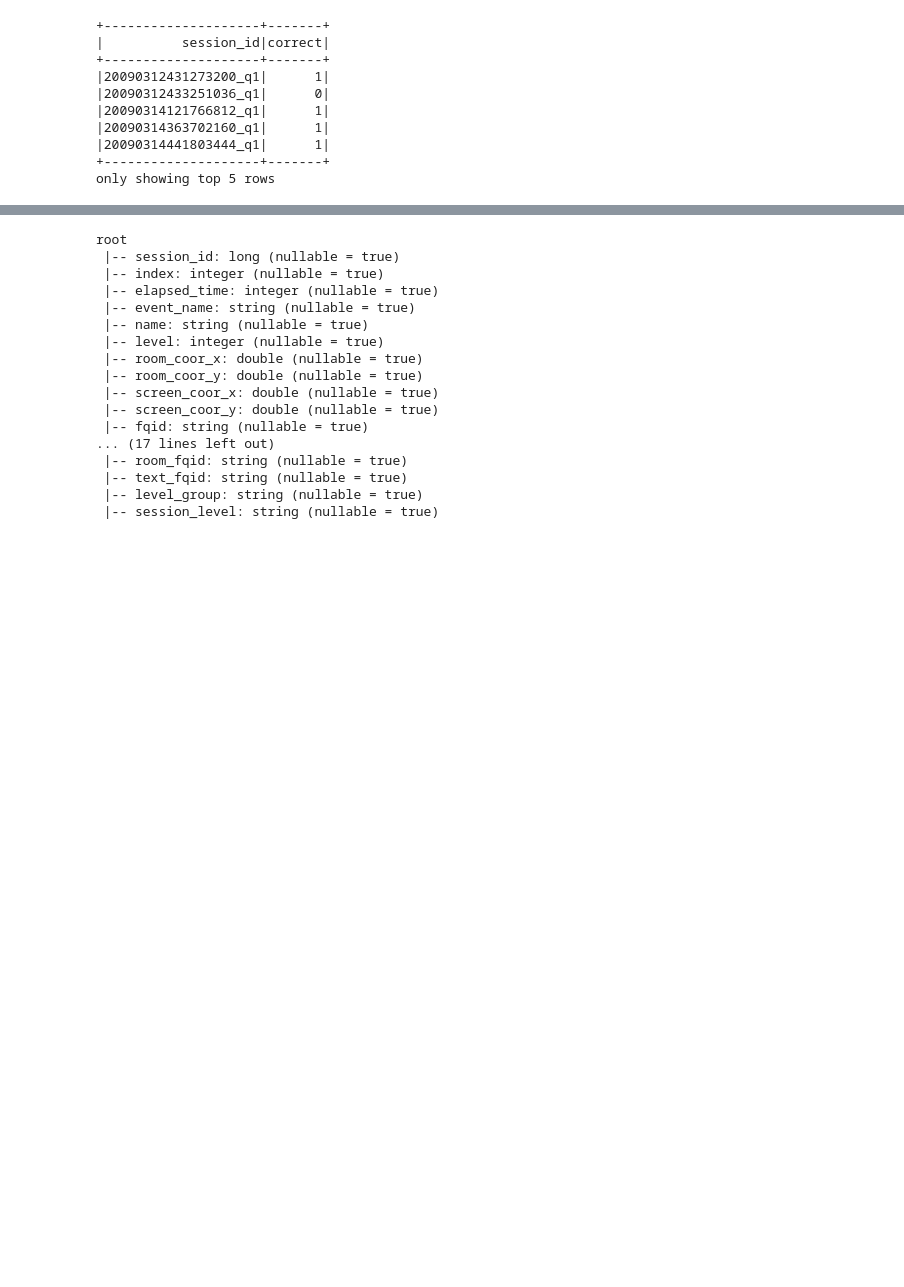
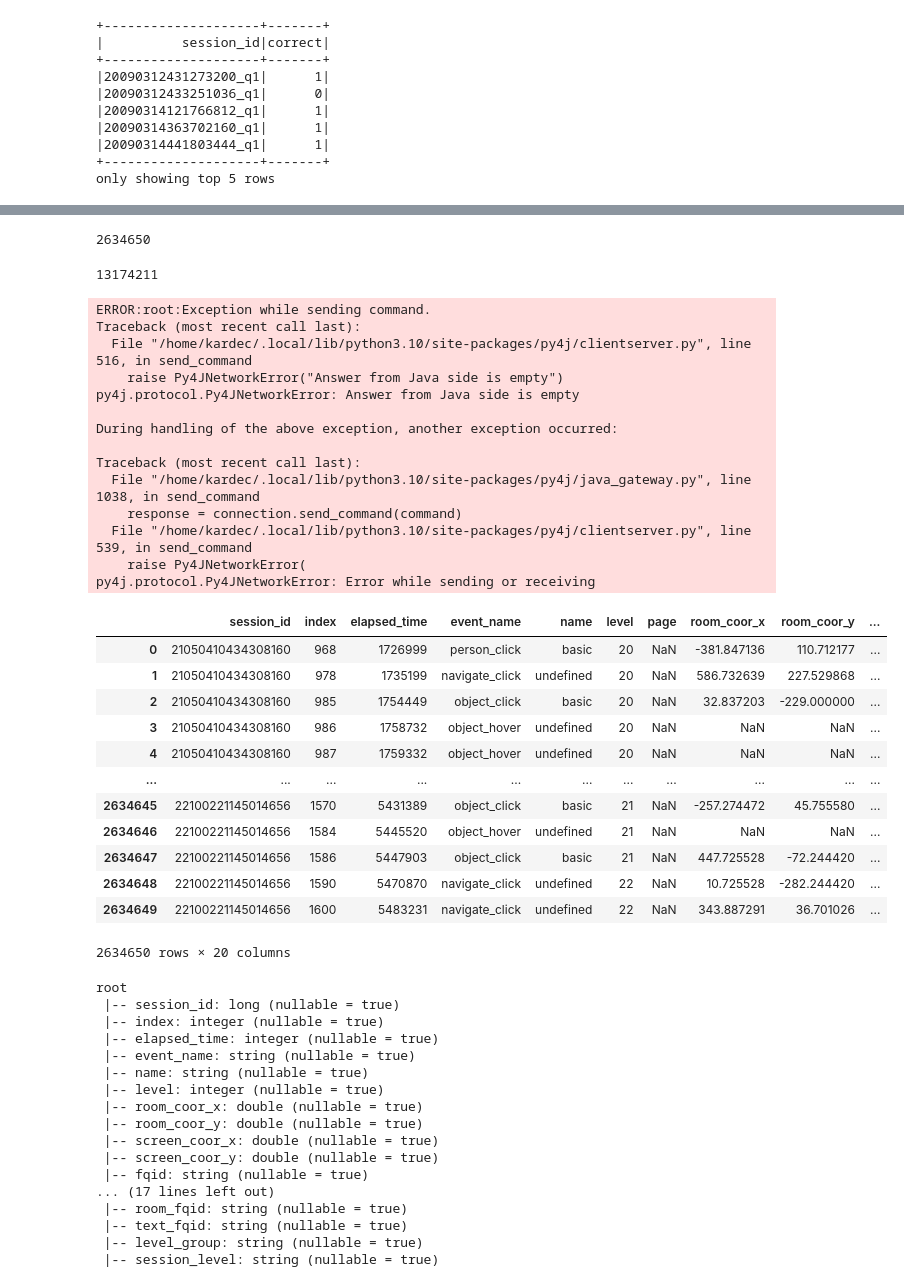
Before and after one commit to notPlancha/pbd, a Jupyter notebook: Processo.ipynb, the cells around one changed output, grey strips where cells are left out. Drawn from its saved outputs; the diff is of its cells as text; code cells hidden in the pictures; blank space fills up the shorter version.

```diff
--- a/Processo.ipynb
+++ b/Processo.ipynb
@@ -309,0 +354,8 @@ Columns fqid with 128 distinct values, out of 13174211 records (0.00)%
+# %%
+small_df_train.count()
+# %% [output]
+2634650
+# %%
+df_train.count()
+# %% [output]
+13174211
@@ -310,3 +364,35 @@ Columns fqid with 128 distinct values, out of 13174211 records (0.00)%
+# %%
+df_train_clean = spark.read.parquet('small-df_train')
+# %%
+df_train_clean.toPandas()
+# %% [output]
+ERROR:root:Exception while sending command.
+Traceback (most recent call last):
+  File "/home/kardec/.local/lib/python3.10/site-packages/py4j/clientserver.py", line 516, in send_command
+    raise Py4JNetworkError("Answer from Java side is empty")
+py4j.protocol.Py4JNetworkError: Answer from Java side is empty
+
+During handling of the above exception, another exception occurred:
+
+Traceback (most recent call last):
+  File "/home/kardec/.local/lib/python3.10/site-packages/py4j/java_gateway.py", line 1038, in send_command
+    response = connection.send_command(command)
+  File "/home/kardec/.local/lib/python3.10/site-packages/py4j/clientserver.py", line 539, in send_command
+    raise Py4JNetworkError(
+py4j.protocol.Py4JNetworkError: Error while sending or receiving
+|  | session_id | index | elapsed_time | event_name | name | level | page | room_coor_x | room_coor_y | ... |
+| 0 | 21050410434308160 | 968 | 1726999 | person_click | basic | 20 | NaN | -381.847136 | 110.712177 | ... |
+| 1 | 21050410434308160 | 978 | 1735199 | navigate_click | undefined | 20 | NaN | 586.732639 | 227.529868 | ... |
+| 2 | 21050410434308160 | 985 | 1754449 | object_click | basic | 20 | NaN | 32.837203 | -229.000000 | ... |
+| 3 | 21050410434308160 | 986 | 1758732 | object_hover | undefined | 20 | NaN | NaN | NaN | ... |
+| 4 | 21050410434308160 | 987 | 1759332 | object_hover | undefined | 20 | NaN | NaN | NaN | ... |
+| ... | ... | ... | ... | ... | ... | ... | ... | ... | ... | ... |
+| 2634645 | 22100221145014656 | 1570 | 5431389 | object_click | basic | 21 | NaN | -257.274472 | 45.755580 | ... |
+| 2634646 | 22100221145014656 | 1584 | 5445520 | object_hover | undefined | 21 | NaN | NaN | NaN | ... |
+| 2634647 | 22100221145014656 | 1586 | 5447903 | object_click | basic | 21 | NaN | 447.725528 | -72.244420 | ... |
+| 2634648 | 22100221145014656 | 1590 | 5470870 | navigate_click | undefined | 22 | NaN | 10.725528 | -282.244420 | ... |
+| 2634649 | 22100221145014656 | 1600 | 5483231 | navigate_click | undefined | 22 | NaN | 343.887291 | 36.701026 | ... |
+2634650 rows × 20 columns
 # %%
 df_train_on = df_train.select(train_cols_interest)
 df_teste_on = df_teste.select(teste_cols_interest)
```
Also changed, not shown: parts of 27 cells of this notebook.
